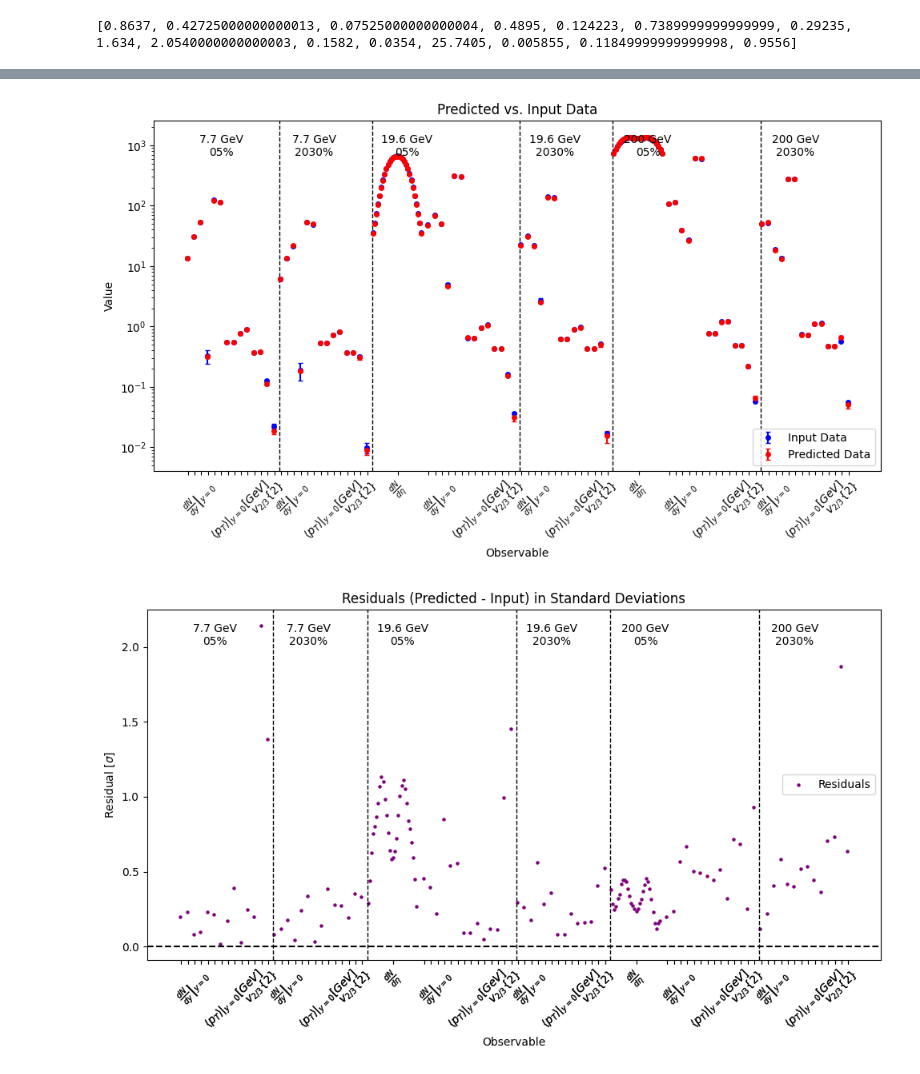
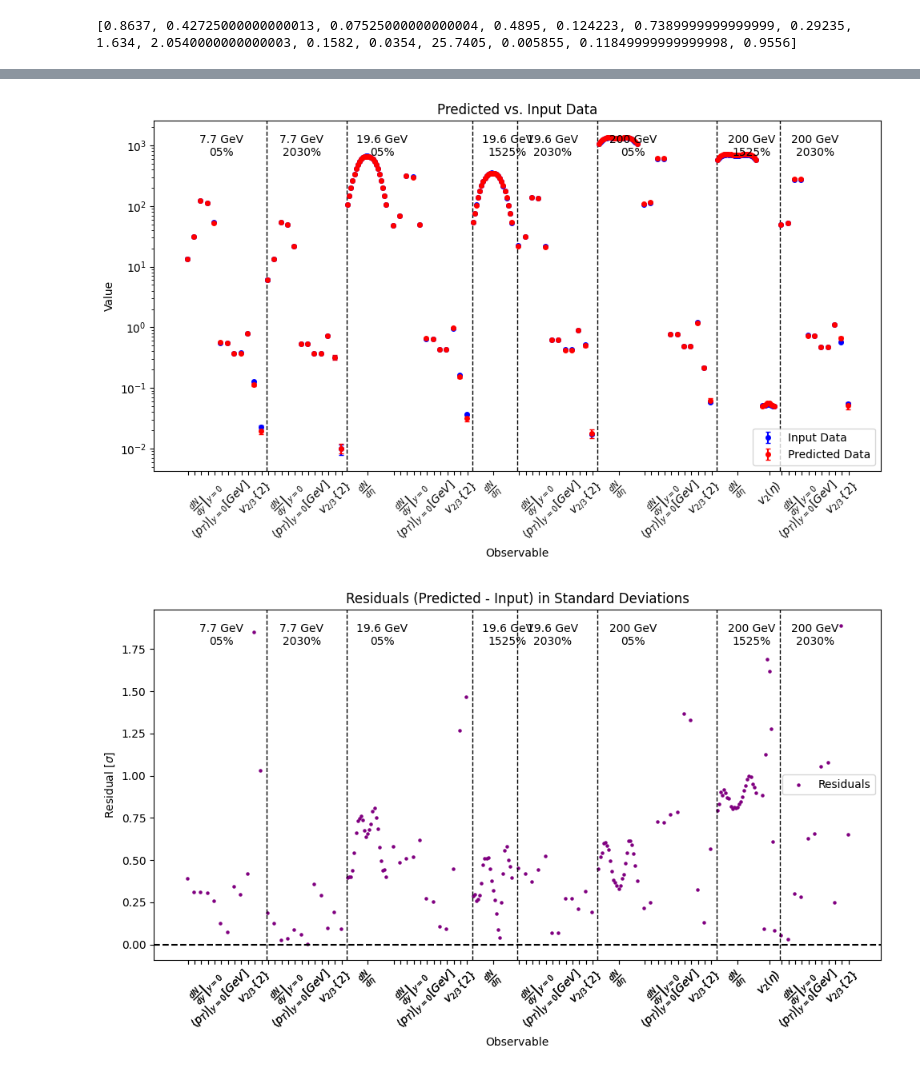
Before and after one commit to NGoetz/GPBayesTools-HIC, a Jupyter notebook: ClosureTest.ipynb, the cells around one changed output, grey strips where cells are left out. Drawn from its saved outputs; the diff is of its cells as text; code cells hidden in the pictures.

```diff
--- a/ClosureTest.ipynb
+++ b/ClosureTest.ipynb
@@ -13,7 +13,7 @@ log="no_log"
 pca="no_pca"
 log2="nolog"
 pca2="nopca"
-setup="allenergies:05_2030:base:noetacut:nostarptcut"
+setup="allenergies:allsystems:base:2.5:nostarptcut"
 emu="PCGP"
 # %%
 def read_pkl_file_chain(PATH_pklfile_chains):
@@ -809,7 +827,6 @@ def convert_to_notation(filename):
         'piminus': r'\pi^-',
         'piplus': r'\pi^+'
     }
-
     parts = filename.split('_')
     particle = ''
     observable = ''
@@ -822,7 +839,7 @@ def convert_to_notation(filename):
         elif part == 'integrated':
             integrated = True
 
-    if integrated and particle == 'p':
+    if integrated and ("star" not in parts[1]) and ((parts[2] == 'piplus' and parts[1]  == 'dNdy') or (parts[2]  == 'kminus' and parts[1] == 'meanpT')):
         pass
     elif integrated and particle != '':
         observable = ''
@@ -830,6 +847,7 @@ def convert_to_notation(filename):
         observable = observable[:-1] + f'({particle})$'
 
     return observable
+
 
 # Generate the data_list based on loaded data
 data_list = []
@@ -977,35 +995,35 @@ plt.axhline(0, color='black', linestyle='--')
 current_x_pos = 0
 
 trans = mtransforms.blended_transform_factory(plt.gca().transData, plt.gca().transAxes)
 for i, (energy, centrality, observable, start, end, original_index) in enumerate(data_list):
     mid_pos = current_x_pos + (end - start) / 2 +3*i
     xticksPos.append(mid_pos)
     xticksLabel.append(convert_to_notation(observable))
     if i == 0:
         plt.text(current_x_pos + 3 * i + 20.5, 0.9, f'{energy} GeV\n{centrality}%',
                 horizontalalignment='center', fontsize=10, transform=trans)
     if i > 0 and (data_list[i][0] != data_list[i-1][0] or data_list[i][1] != data_list[i-1][1]):
         plt.axvline(x=current_x_pos+3*i-0.5, color='black', linestyle='--', linewidth=1)
 
         # Create a transform that only affects the y-coordinate
 
 
         plt.text(current_x_pos + 3 * i + 20.5, 0.9, f'{energy} GeV\n{centrality}%',
                 horizontalalignment='center', fontsize=10, transform=trans)
 
     current_x_pos += (end - start)
 
 plt.xticks(xticksPos, xticksLabel, rotation=45, fontsize=10)
 plt.xlabel('Observable')
 plt.ylabel(r'Residual [$\sigma$]')
 plt.title('Residuals (Predicted - Input) in Standard Deviations')
 plt.legend()
 plt.tight_layout()
 plt.savefig("./plots/closure/residuals_closure_"+log+"_"+pca+"_"+emu+"_"+setup+".png")
 plt.show()
 # %% [output]
-[figure, old version]
+[figure, new version]
-[figure, old version]
+[figure, new version]
 # %%
 #the closure test plotting functions
 
```
Also changed, not shown: parts of 5 cells of this notebook, 1 other file.
